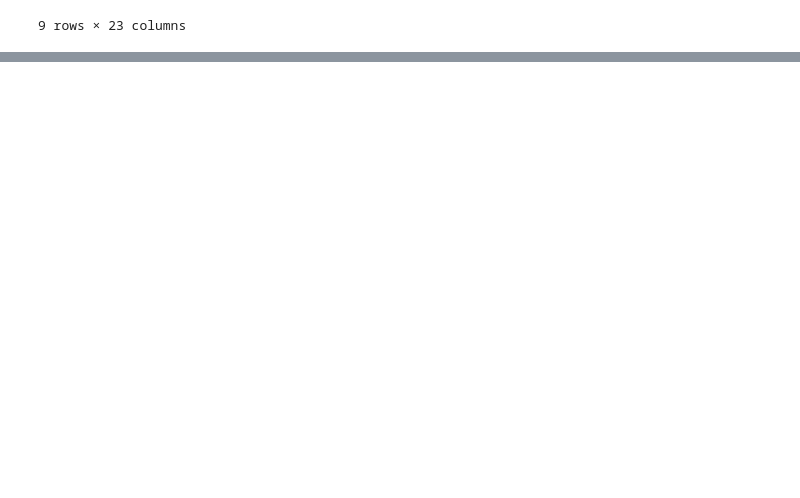
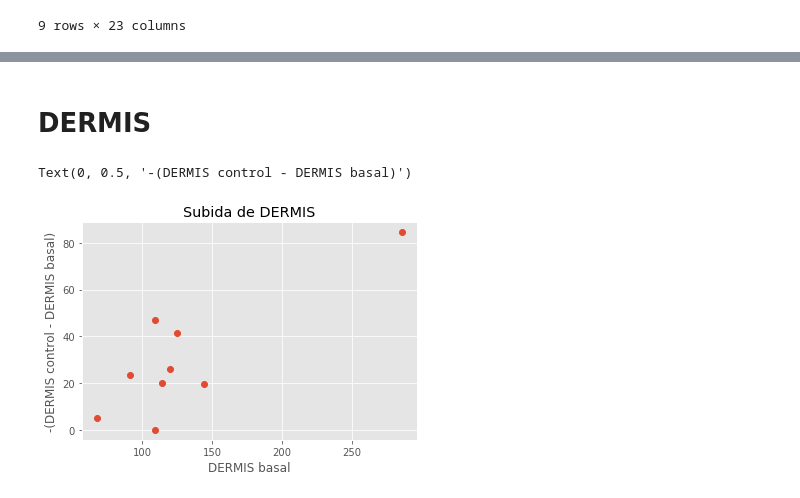
Before and after one commit to dprada/natalia, a Jupyter notebook: Primer_Tratamiento_Datos.ipynb, the cells around one changed output, grey strips where cells are left out. Drawn from its saved outputs; the diff is of its cells as text; code cells hidden in the pictures; blank space fills up the shorter version.

```diff
--- a/Primer_Tratamiento_Datos.ipynb
+++ b/Primer_Tratamiento_Datos.ipynb
@@ -51,0 +40,2 @@ df['Edad '].hist(bins =5)
+# %%
+delta_DERMIS = df['DERMIS control']-df['DERMIS basal']
@@ -51,0 +64,10 @@ df['Edad '].hist(bins =5)
+# %% [markdown]
+# DERMIS
+# %%
+plt.plot(df['DERMIS basal'],-delta_DERMIS,'o')
+plt.title("Subida de DERMIS")
+plt.xlabel("DERMIS basal")
+plt.ylabel("-(DERMIS control - DERMIS basal)")
+# %% [output]
+Text(0, 0.5, '-(DERMIS control - DERMIS basal)')
+[figure, added]
```
Also changed, not shown: parts of 18 cells of this notebook, 1 other file.
